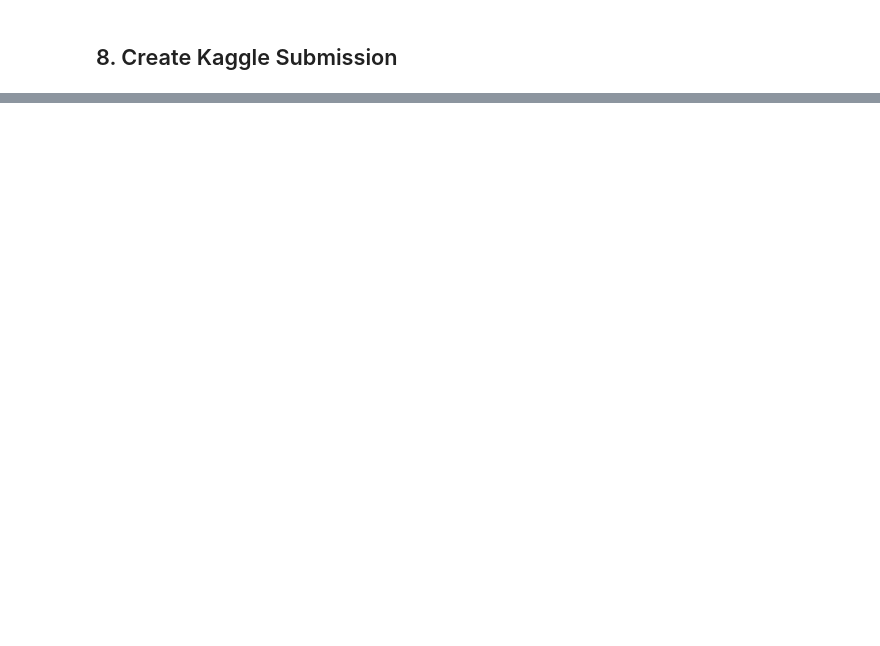
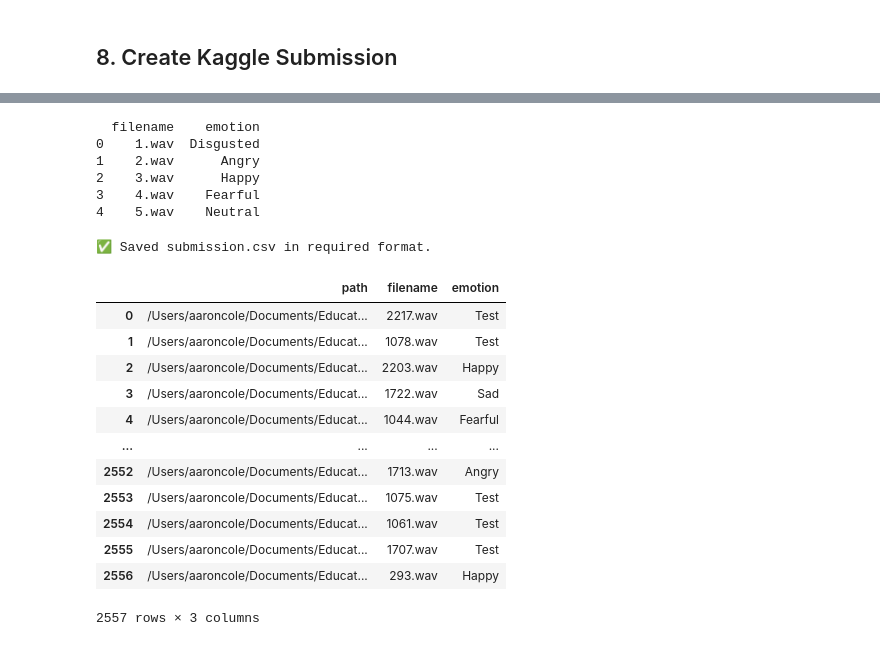
Before and after one commit to aaronac02/elec378-final-machine-learning-project, a Jupyter notebook: CNN.ipynb, the cells around one changed output, grey strips where cells are left out. Cells and saved outputs as stored; diff of their text form; code cells hidden in the pictures; blank space fills up the shorter version.

```diff
--- a/CNN.ipynb
+++ b/CNN.ipynb
@@ -312,0 +403,66 @@ print("Wrote submission.csv")
+# %%
+from pathlib import Path
+
+# Drop the 'path' column if it exists
+if 'path' in test_df.columns:
+    test_df = test_df.drop(columns='path')
+
+# Ensure filenames are just the base name (in case they aren't yet)
+test_df['filename'] = test_df['filename'].apply(lambda p: Path(p).name)
+
+# Sort numerically by stripping ".wav" and converting to int
+test_df['file_num'] = test_df['filename'].str.replace('.wav', '', regex=False).astype(int)
+test_df = test_df.sort_values('file_num').drop(columns='file_num').reset_index(drop=True)
+
+# Keep only filename and emotion
+test_df = test_df[['filename', 'emotion']]
+
+# Optional: preview
+print(test_df.head())
+# %% [output]
+  filename    emotion
+0    1.wav  Disgusted
+1    2.wav      Angry
+2    3.wav      Happy
+3    4.wav    Fearful
+4    5.wav    Neutral
+# %%
+from pathlib import Path
+
+# STEP 1 — Remove 'path' column if it exists
+if 'path' in test_df.columns:
+    test_df = test_df.drop(columns='path')
+
+# STEP 2 — Ensure filenames are just base names (no full paths)
+test_df['filename'] = test_df['filename'].apply(lambda p: Path(p).name)
+
+# STEP 3 — Add numeric sort key based on filename (e.g., "1.wav" → 1)
+test_df['file_num'] = test_df['filename'].str.replace('.wav', '', regex=False).astype(int)
+
+# STEP 4 — Sort and clean up
+test_df = test_df.sort_values('file_num').drop(columns='file_num').reset_index(drop=True)
+
+# STEP 5 — Keep only filename and emotion
+test_df = test_df[['filename', 'emotion']]
+
+# STEP 6 — Save as submission.csv
+test_df.to_csv("submission.csv", index=False)
+print("✅ Saved submission.csv in required format.")
+# %% [output]
+✅ Saved submission.csv in required format.
+# %%
+test_df
+# %% [output]
+|  | path | filename | emotion |
+| 0 | /Users/aaroncole/Documents/Educat... | 2217.wav | Test |
+| 1 | /Users/aaroncole/Documents/Educat... | 1078.wav | Test |
+| 2 | /Users/aaroncole/Documents/Educat... | 2203.wav | Happy |
+| 3 | /Users/aaroncole/Documents/Educat... | 1722.wav | Sad |
+| 4 | /Users/aaroncole/Documents/Educat... | 1044.wav | Fearful |
+| ... | ... | ... | ... |
+| 2552 | /Users/aaroncole/Documents/Educat... | 1713.wav | Angry |
+| 2553 | /Users/aaroncole/Documents/Educat... | 1075.wav | Test |
+| 2554 | /Users/aaroncole/Documents/Educat... | 1061.wav | Test |
+| 2555 | /Users/aaroncole/Documents/Educat... | 1707.wav | Test |
+| 2556 | /Users/aaroncole/Documents/Educat... | 293.wav | Happy |
+2557 rows × 3 columns
```
Also changed, not shown: parts of 9 cells of this notebook.
